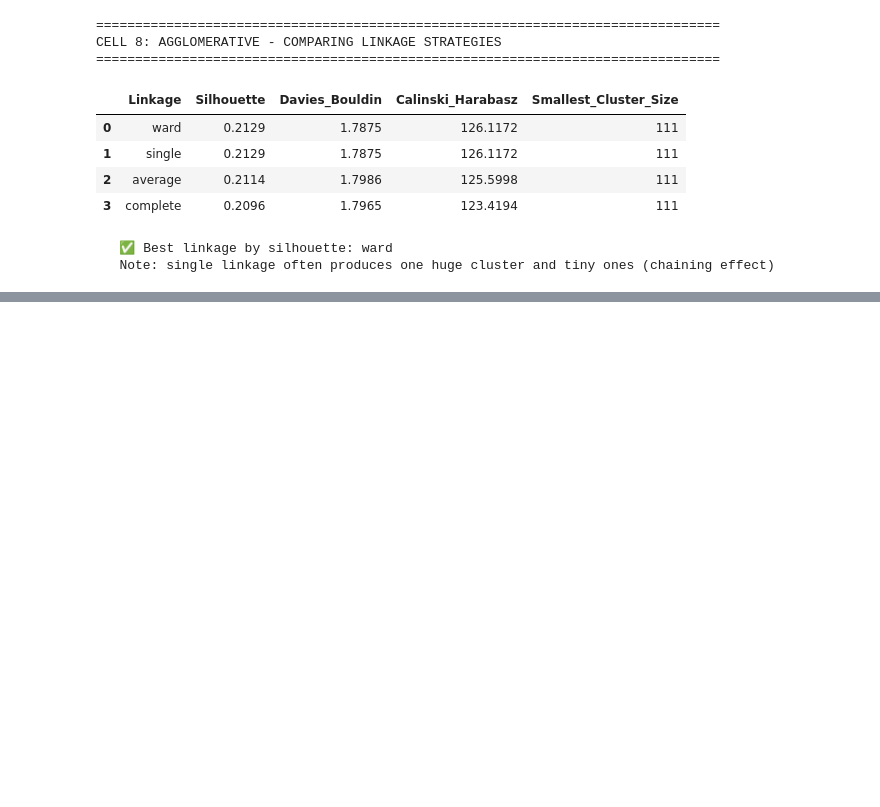
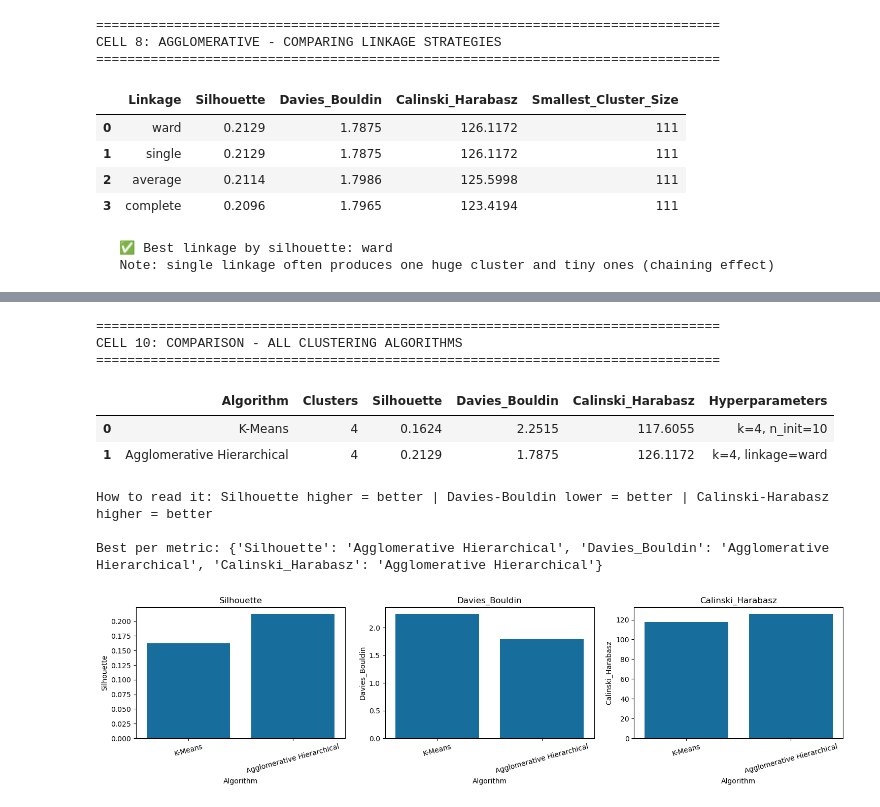
Before and after one commit to Dhaurshand/FitSense, a Jupyter notebook: Notebooks/Clustering/Clustering.ipynb, the cells around one changed output, grey strips where cells are left out. Cells and saved outputs as stored; diff of their text form; code cells hidden in the pictures; blank space fills up the shorter version.

Commit message:
Complete clustering pipeline: add Agglomerative Clustering, metric comparison, PCA/t-SNE visualizations, and cluster profiling (Cells 9–13)

```diff
--- a/Notebooks/Clustering/Clustering.ipynb
+++ b/Notebooks/Clustering/Clustering.ipynb
@@ -389,0 +457,36 @@ CELL 8: AGGLOMERATIVE - COMPARING LINKAGE STRATEGIES
+# %%
+print("\n" + "=" * 80)
+print("CELL 10: COMPARISON - ALL CLUSTERING ALGORITHMS")
+print("=" * 80)
+
+cluster_results = pd.DataFrame([clust_1, clust_2])
+cluster_results.to_csv('../../results/clustering/Master_Clustering_Results.csv', index=False)
+display(cluster_results.round(4))
+
+print(f"\nHow to read it: Silhouette higher = better | Davies-Bouldin lower = better | Calinski-Harabasz higher = better")
+
+wins = {
+    'Silhouette': cluster_results.loc[cluster_results['Silhouette'].idxmax(), 'Algorithm'],
+    'Davies_Bouldin': cluster_results.loc[cluster_results['Davies_Bouldin'].idxmin(), 'Algorithm'],
+    'Calinski_Harabasz': cluster_results.loc[cluster_results['Calinski_Harabasz'].idxmax(), 'Algorithm'],
+}
+print(f"\nBest per metric: {wins}")
+
+metrics_plot = ['Silhouette', 'Davies_Bouldin', 'Calinski_Harabasz']
+fig, axes = plt.subplots(1, 3, figsize=(15, 4))
+for ax, m in zip(axes, metrics_plot):
+    sns.barplot(data=cluster_results, x='Algorithm', y=m, ax=ax)
+    ax.set_title(m); ax.set_xlabel('Algorithm'); ax.set_ylabel(m)
+    ax.tick_params(axis='x', rotation=15)
+plt.tight_layout(); plt.show()
+# %% [output]
+================================================================================
+CELL 10: COMPARISON - ALL CLUSTERING ALGORITHMS
+================================================================================
+|  | Algorithm | Clusters | Silhouette | Davies_Bouldin | Calinski_Harabasz | Hyperparameters |
+| 0 | K-Means | 4 | 0.1624 | 2.2515 | 117.6055 | k=4, n_init=10 |
+| 1 | Agglomerative Hierarchical | 4 | 0.2129 | 1.7875 | 126.1172 | k=4, linkage=ward |
+How to read it: Silhouette higher = better | Davies-Bouldin lower = better | Calinski-Harabasz higher = better
+
+Best per metric: {'Silhouette': 'Agglomerative Hierarchical', 'Davies_Bouldin': 'Agglomerative Hierarchical', 'Calinski_Harabasz': 'Agglomerative Hierarchical'}
+[figure, added]
```
Also changed, not shown: parts of 8 cells of this notebook, 5 other files.
